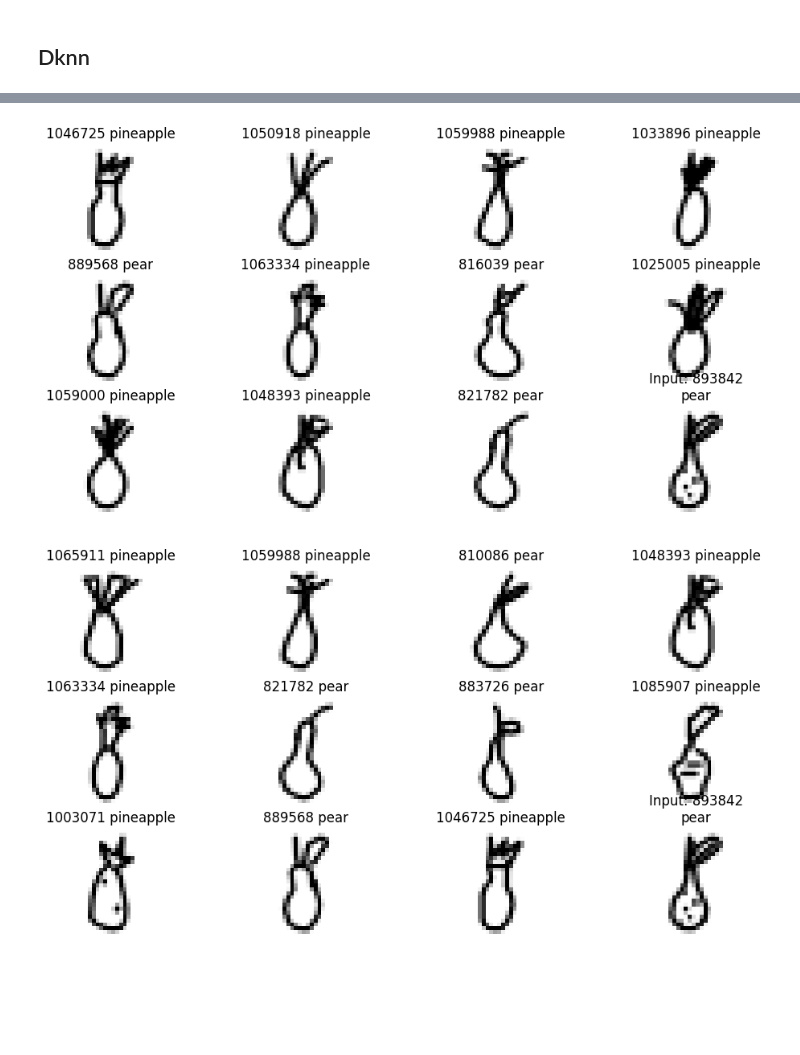
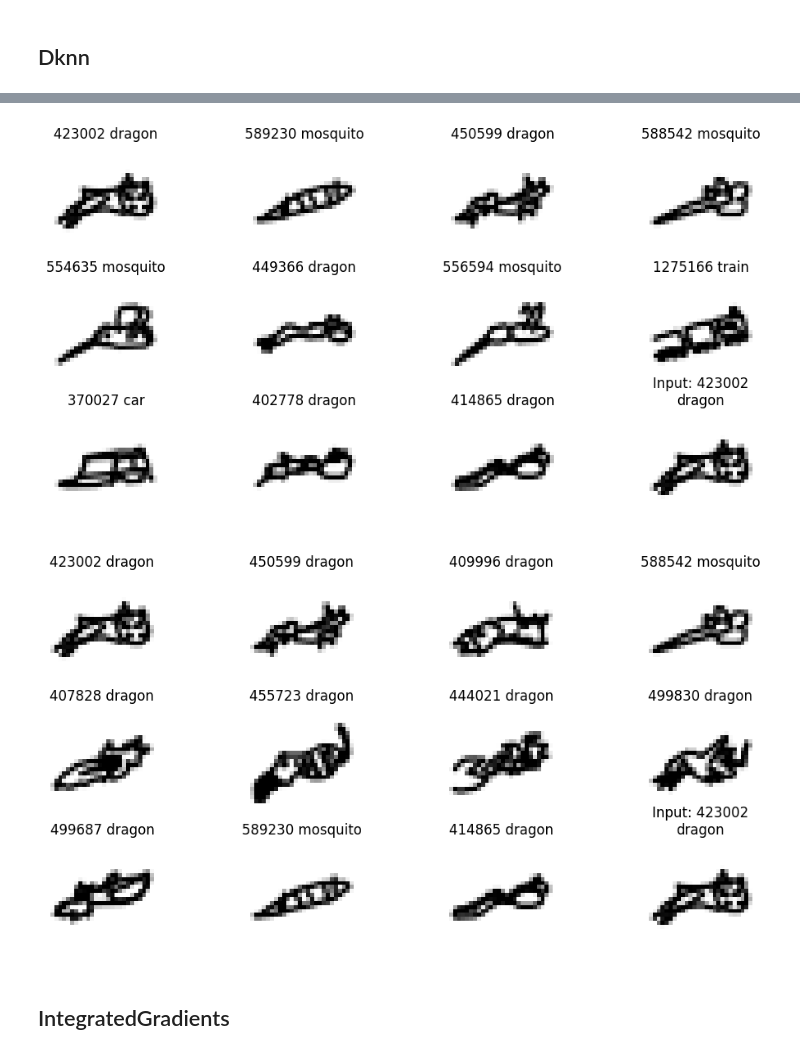
Before and after one commit to moritzdueck/collaiborate, a Jupyter notebook: collaiborate/Saliency.ipynb, the cells around one changed output, grey strips where cells are left out. Drawn from its saved outputs; the diff is of its cells as text; code cells hidden in the pictures; blank space fills up the shorter version.

```diff
--- a/collaiborate/Saliency.ipynb
+++ b/collaiborate/Saliency.ipynb
@@ -542,0 +582,2 @@ query_10 = get_knn_for_layer(df_layer_10, 10)
+# %%
+idx = 423002
@@ -543,8 +592,10 @@ query_10 = get_knn_for_layer(df_layer_10, 10)
 # %%
-plot_closest(893842, query_7)
+plot_closest(idx, query_7)
 # %% [output]
-[figure, old version]
+[figure, new version]
 # %%
-plot_closest(893842, query_10)
+plot_closest(idx, query_10)
 # %% [output]
-[figure, old version]
+[figure, new version]
+# %% [markdown]
+## IntegratedGradients
```
Also changed, not shown: parts of 26 cells of this notebook, 3 other files.
